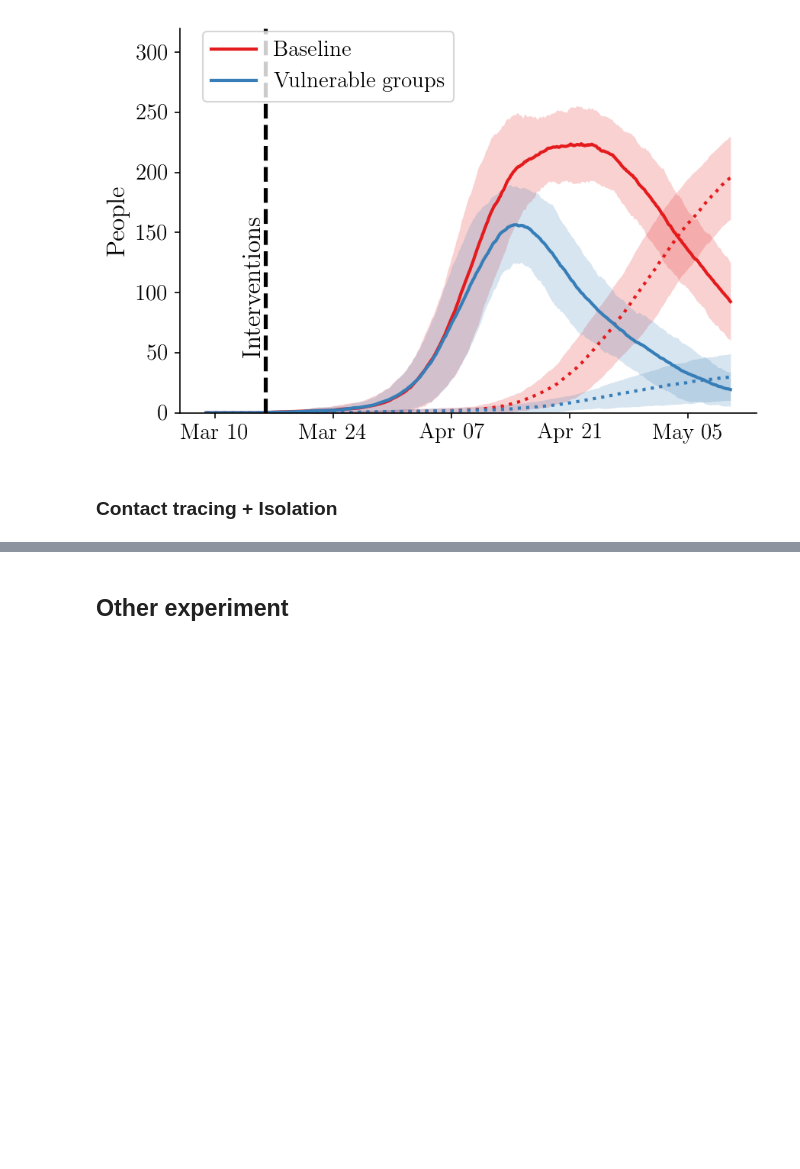
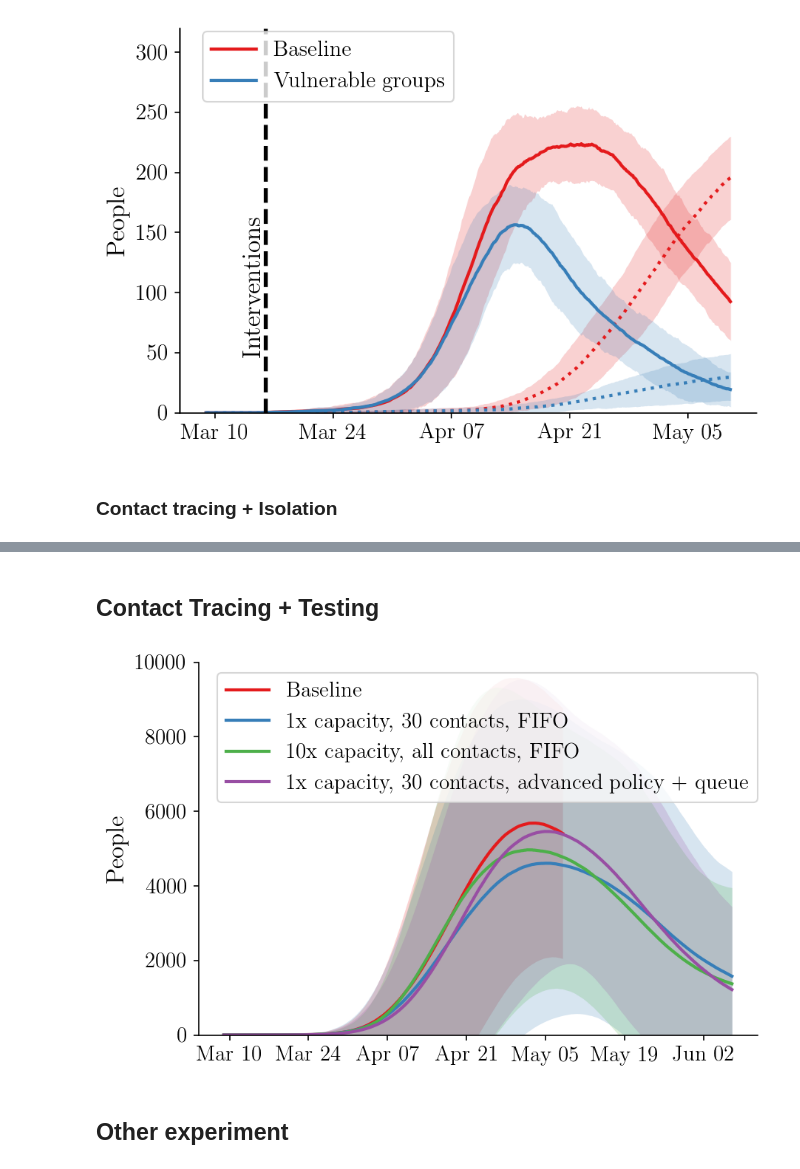
Before and after one commit to covid19-model/simulator, a Jupyter notebook: sim/sim-plot.ipynb, the cells around one changed output, grey strips where cells are left out. Cells and saved outputs as stored; diff of their text form; code cells hidden in the pictures; blank space fills up the shorter version.

```diff
--- a/sim/sim-plot.ipynb
+++ b/sim/sim-plot.ipynb
@@ -406,3 +461,59 @@ for plot_filename, plots in plots.items():
+# %% [markdown]
+## Contact Tracing + Testing
+# %%
+# Format: {`filename for plot` : `list of `Plot` objects`}
+country, area = 'CH', 'TI'
+ymax = {
+    'CH' : {'TI' : 10000}
+}
+plots = {
+    f'tracing-testing-{country}-{area}-delay' : [
+        Plot(label='Baseline',
+            path=(f'baseline-scenario-b-{country}-{area}/'
+                  f'baseline-scenario-b-{country}-{area}-baseline.pk')),
+        Plot(label='1x capacity, 30 contacts, FIFO',
+            path=(f'tracing-testing-{country}-{area}/'
+                  f'tracing-testing-{country}-{area}-capacity_factor=1-contacts=30-policy=basic-queue=fifo.pk')),
+        Plot(label='10x capacity, all contacts, FIFO',
+            path=(f'tracing-testing-{country}-{area}/'
+                  f'tracing-testing-{country}-{area}-capacity_factor=10-contacts=5000-policy=basic-queue=fifo.pk')),
+        Plot(label='1x capacity, 30 contacts, advanced policy + queue',
+            path=(f'tracing-testing-{country}-{area}/'
+                  f'tracing-testing-{country}-{area}-capacity_factor=1-contacts=30-policy=advanced-queue=exposure-risk.pk')),
+    ]
+}
+
+for plot_filename, plots in plots.items():
+
+    # extract plot info
+    labels = get_properties(plots, 'label')
+    paths = get_properties(plots, 'path')
+
+    # load simulations
+    results = load_summary_list(paths)
+    sims = get_properties(results, 'metadata')
+    summaries = get_properties(results, 'summary')
+
+    # plots
+    plotter = Plotter()
+
+    start_date = calibration_start_dates[sims[0].country][sims[0].area]
+    start_date_lockdown = calibration_lockdown_dates[sims[0].country]['start']
+    days_until_lockdown = (pd.to_datetime(start_date_lockdown) - pd.to_datetime(start_date)).days
+
+    plotter.compare_total_infections(
+        summaries,
+        titles=labels,
+        filename=plot_filename,
+        start_date=start_date,
+        figsize=(6,4), acc=500,
+        legend_is_left=True,
+        lockdown_label_y=1000,
+        legendXoffset=0.015,
+        ymax=ymax[sims[0].country][sims[0].area],
+        errorevery=14)
+# %% [output]
+[figure, added]
 # %% [markdown]
 ## Other experiment
 # %%
```
Also changed, not shown: parts of 3 cells of this notebook, 1 other file.
